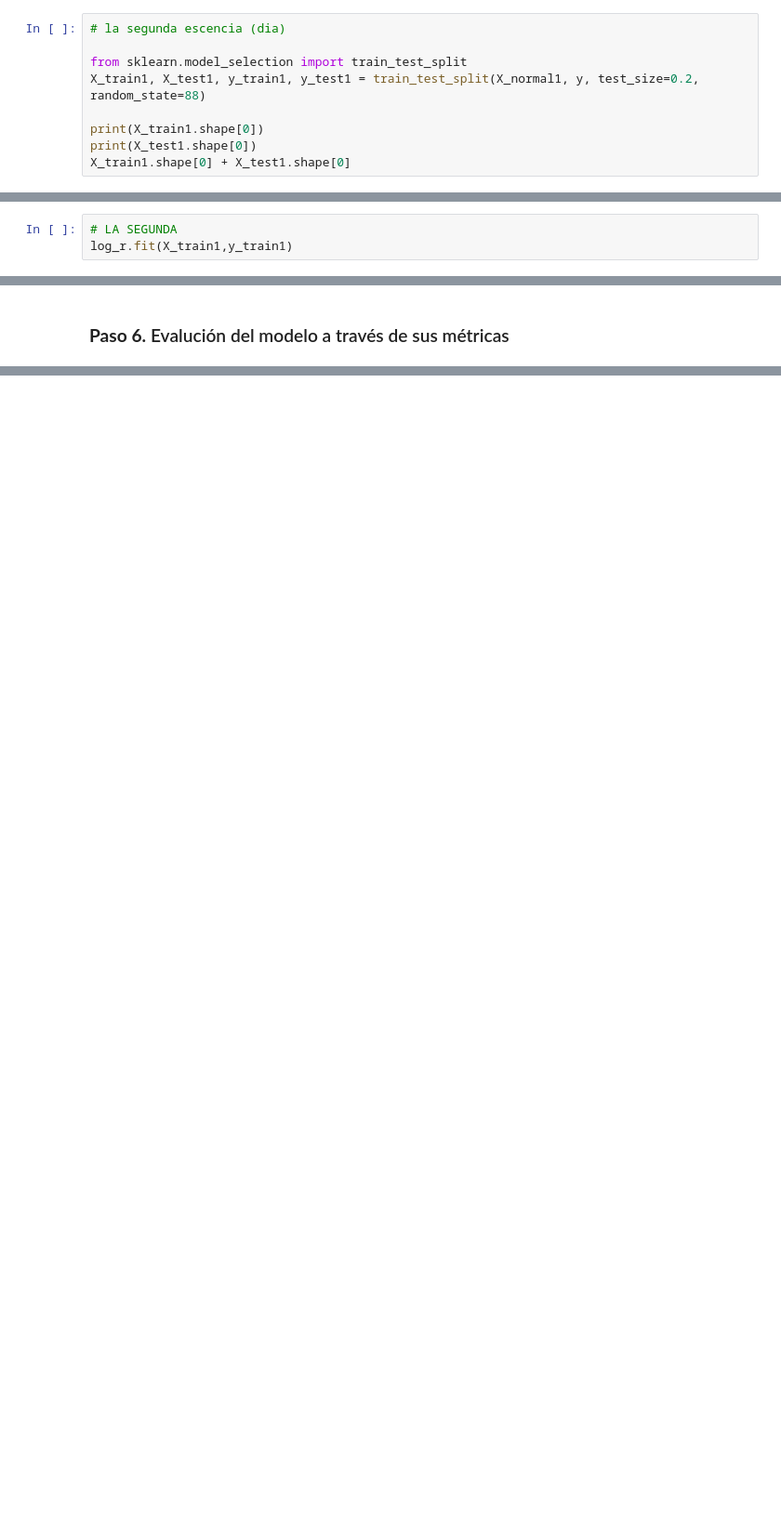
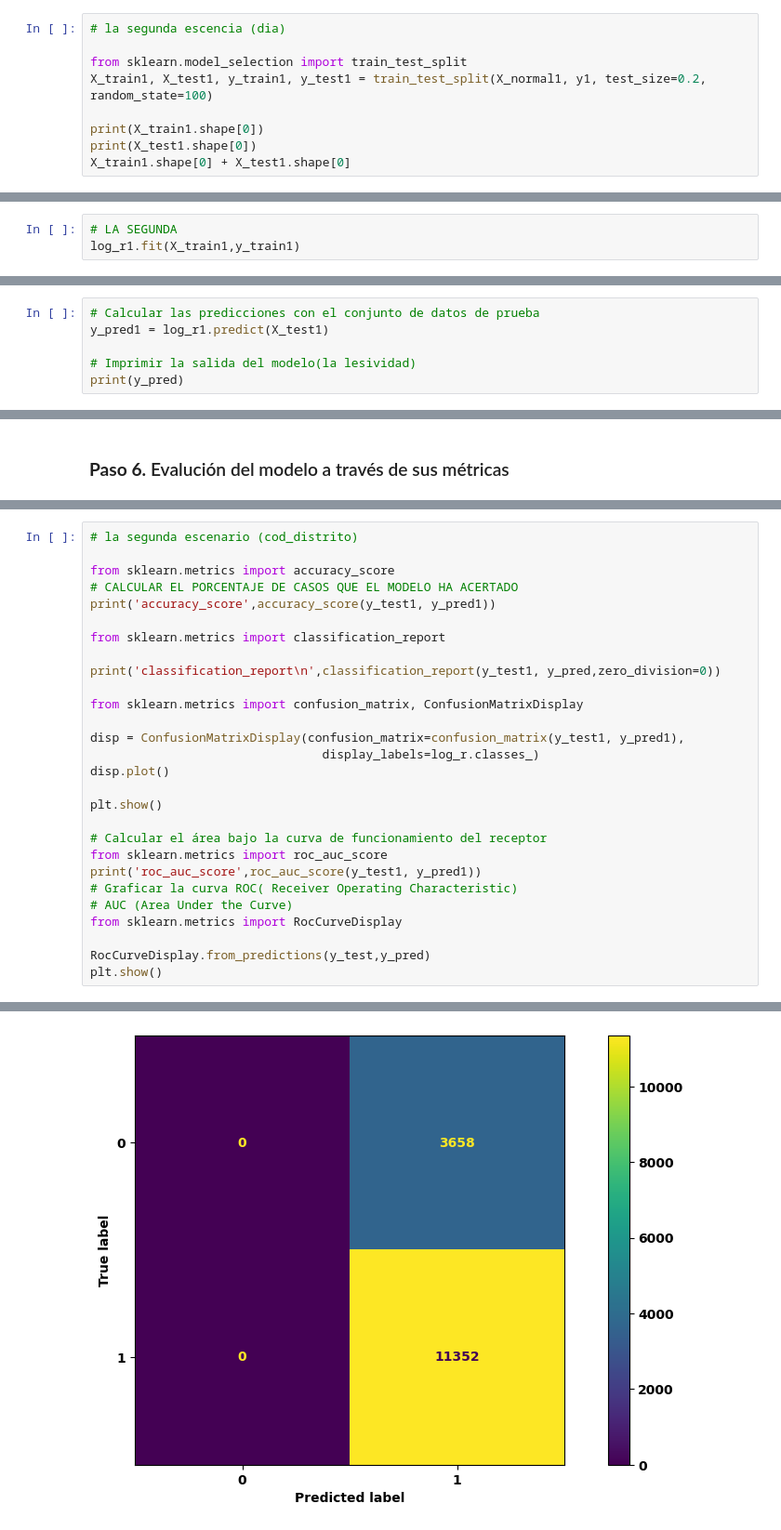
Before and after one commit to davidruiiz/proyecto_CONVIVE, a Jupyter notebook: notebooks/Proyecto_CONVIVE.ipynb, the cells around one changed output, grey strips where cells are left out. Shown: that part at 93% size. Saved outputs shown, nothing was run; the diff lists cells and outputs as text; blank space fills up the shorter version.

Commit message:
modelo final

```diff
--- a/notebooks/Proyecto_CONVIVE.ipynb
+++ b/notebooks/Proyecto_CONVIVE.ipynb
@@ -954,7 +957,7 @@ X_train.shape[0] + X_test.shape[0]
 # la segunda escencia (dia)
 
 from sklearn.model_selection import train_test_split
-X_train1, X_test1, y_train1, y_test1 = train_test_split(X_normal1, y, test_size=0.2, random_state=88)
+X_train1, X_test1, y_train1, y_test1 = train_test_split(X_normal1, y1, test_size=0.2, random_state=100)
 
 print(X_train1.shape[0])
 print(X_test1.shape[0])
@@ -985,7 +989,7 @@ log_r.fit(X_train, y_train)
 LogisticRegression(max_iter=1000, random_state=100)
 # %%
 # LA SEGUNDA
-log_r.fit(X_train1,y_train1)
+log_r1.fit(X_train1,y_train1)
 # %% [output]
 LogisticRegression(max_iter=1000, random_state=100)
 # %% [markdown]
@@ -1007,0 +1005,6 @@ print(y_pred1)
+# %%
+# Calcular las predicciones con el conjunto de datos de prueba
+y_pred1 = log_r1.predict(X_test1)
+
+# Imprimir la salida del modelo(la lesividad)
+print(y_pred)
@@ -1034,0 +1059,29 @@ plt.show()
+# %%
+# la segunda escenario (cod_distrito)
+
+from sklearn.metrics import accuracy_score
+# CALCULAR EL PORCENTAJE DE CASOS QUE EL MODELO HA ACERTADO
+print('accuracy_score',accuracy_score(y_test1, y_pred1))
+
+from sklearn.metrics import classification_report
+
+print('classification_report\n',classification_report(y_test1, y_pred,zero_division=0))
+
+from sklearn.metrics import confusion_matrix, ConfusionMatrixDisplay
+
+disp = ConfusionMatrixDisplay(confusion_matrix=confusion_matrix(y_test1, y_pred1),
+                                display_labels=log_r.classes_)
+disp.plot()
+
+plt.show()
+
+# Calcular el área bajo la curva de funcionamiento del receptor
+from sklearn.metrics import roc_auc_score
+print('roc_auc_score',roc_auc_score(y_test1, y_pred1))
+# Graficar la curva ROC( Receiver Operating Characteristic)
+# AUC (Area Under the Curve)
+from sklearn.metrics import RocCurveDisplay
+
+RocCurveDisplay.from_predictions(y_test,y_pred)
+plt.show()
+# %% [output]
@@ -1034,0 +1097 @@ plt.show()
+[figure, added]
```
Also changed, not shown: parts of 30 cells of this notebook, 1 other file.
